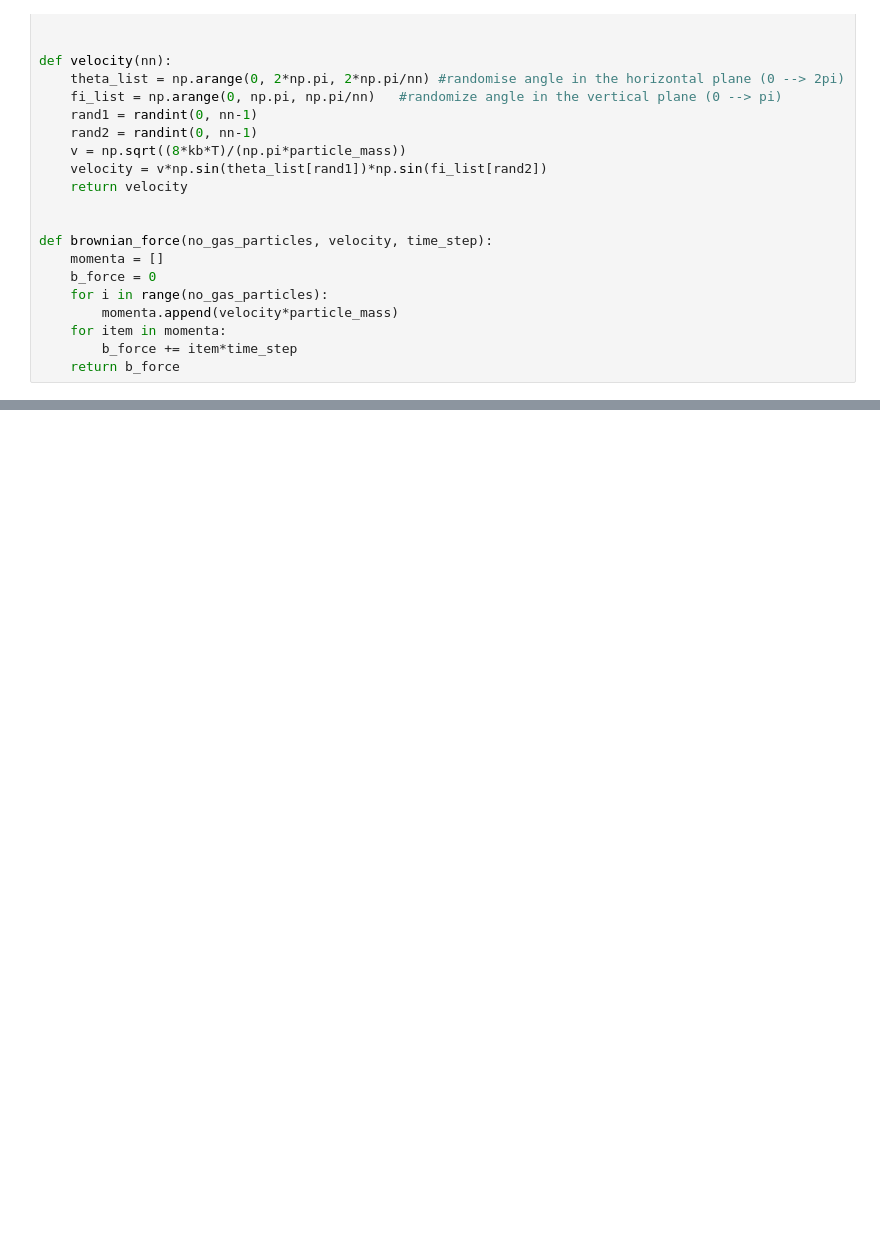
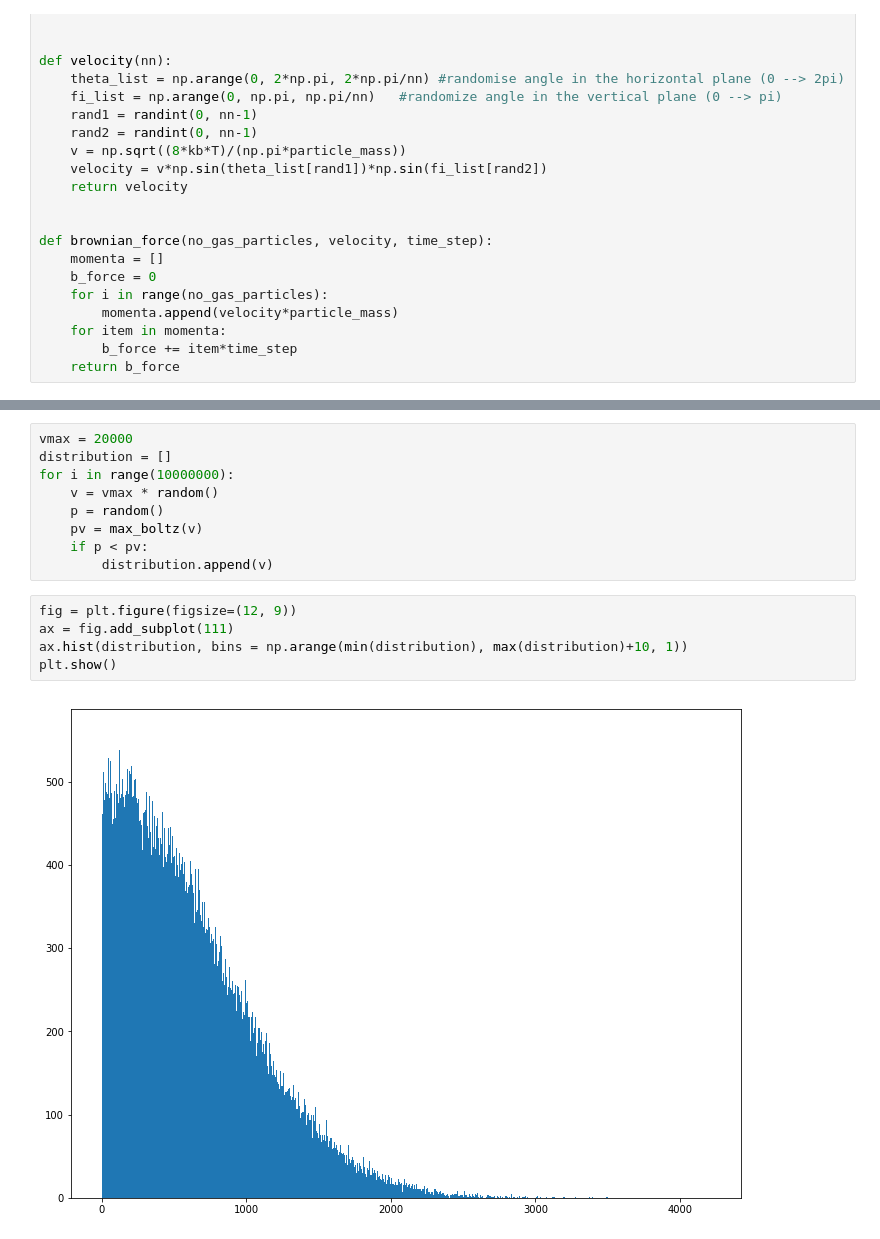
Before and after one commit to fw14863/nRotor, a Jupyter notebook: BROWNIAN MOTION.ipynb, the cells around one changed output, grey strips where cells are left out. Drawn from its saved outputs; the diff is of its cells as text; blank space fills up the shorter version.

```diff
--- a/BROWNIAN MOTION.ipynb
+++ b/BROWNIAN MOTION.ipynb
@@ -273,0 +303,16 @@ print bforce
+# %%
+vmax = 20000
+distribution = []
+for i in range(10000000):
+    v = vmax * random()
+    p = random()
+    pv = max_boltz(v)
+    if p < pv:
+        distribution.append(v)
+# %%
+fig = plt.figure(figsize=(12, 9))
+ax = fig.add_subplot(111)
+ax.hist(distribution, bins = np.arange(min(distribution), max(distribution)+10, 1))
+plt.show()
+# %% [output]
+[figure, added]
```
Also changed, not shown: parts of 6 cells of this notebook.
